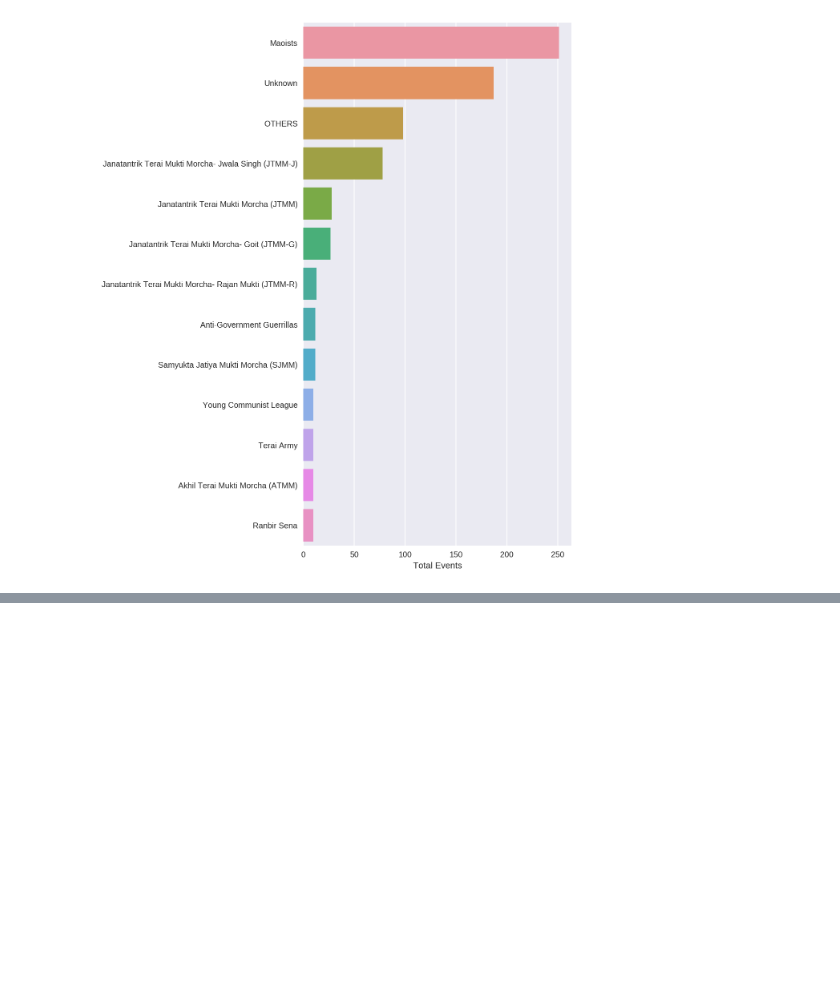
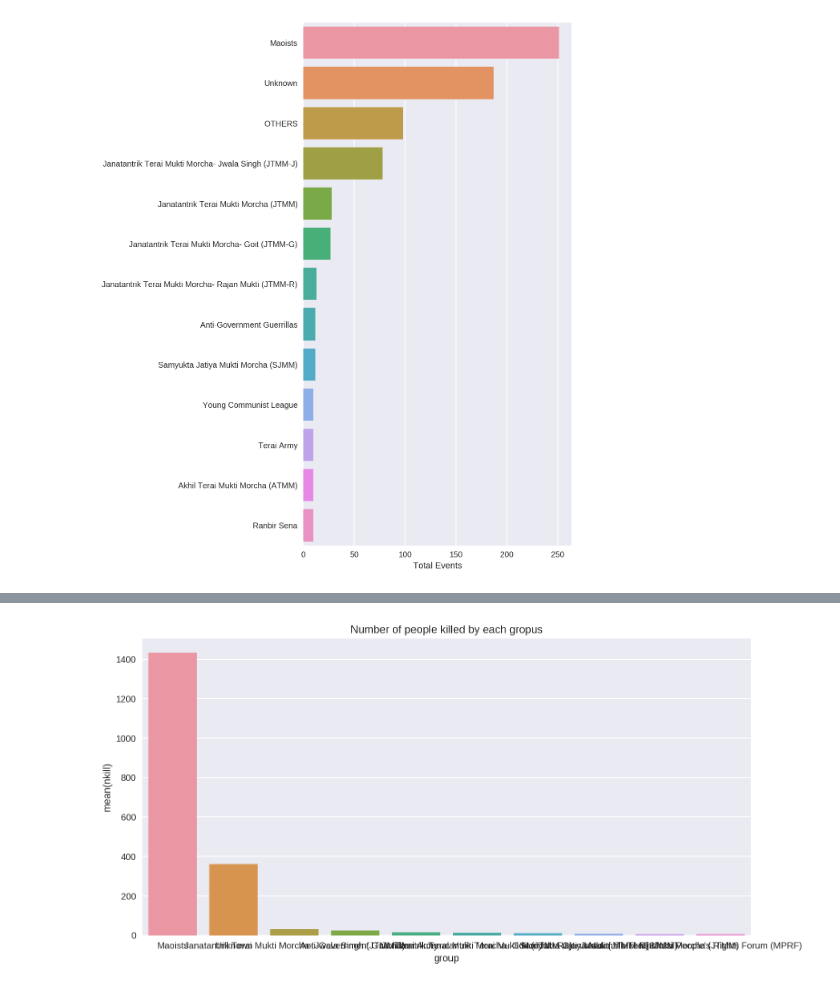
Before and after one commit to rnepal2/Global-Terrorism-Data-Analysis, a Jupyter notebook: Incidents_In_Nepal.ipynb, the cells around one changed output, grey strips where cells are left out. Saved outputs shown, nothing was run; the diff lists cells and outputs as text; code cells hidden in the pictures; blank space fills up the shorter version.

```diff
--- a/Incidents_In_Nepal.ipynb
+++ b/Incidents_In_Nepal.ipynb
@@ -161,0 +204,22 @@ plt.show()
+# %%
+# creating a temporary DataFrame for the plotting data preparation
+
+tmp_df = pd.DataFrame(columns = ['group', 'nkill', 'nkillter'])
+
+# adding group column
+tmp_df['group'] = nkill_group_dict.keys()
+
+# adding nkill column
+tmp_df['nkill'] = nkill_group_dict.values()
+
+# adding nkillter columns
+tmp_df['nkillter'] = nkillter_group_dict.values()
+# %%
+tmp_df = tmp_df.sort_values(['nkill', 'nkillter'], ascending=[False, False])[:10]
+# %%
+plt.figure(figsize=(12,6))
+sns.barplot(x='group', y='nkill', data=tmp_df)
+plt.title('Number of people killed by each gropus')
+plt.show()
+# %% [output]
+[figure, added]
```
Also changed, not shown: parts of 7 cells of this notebook.
